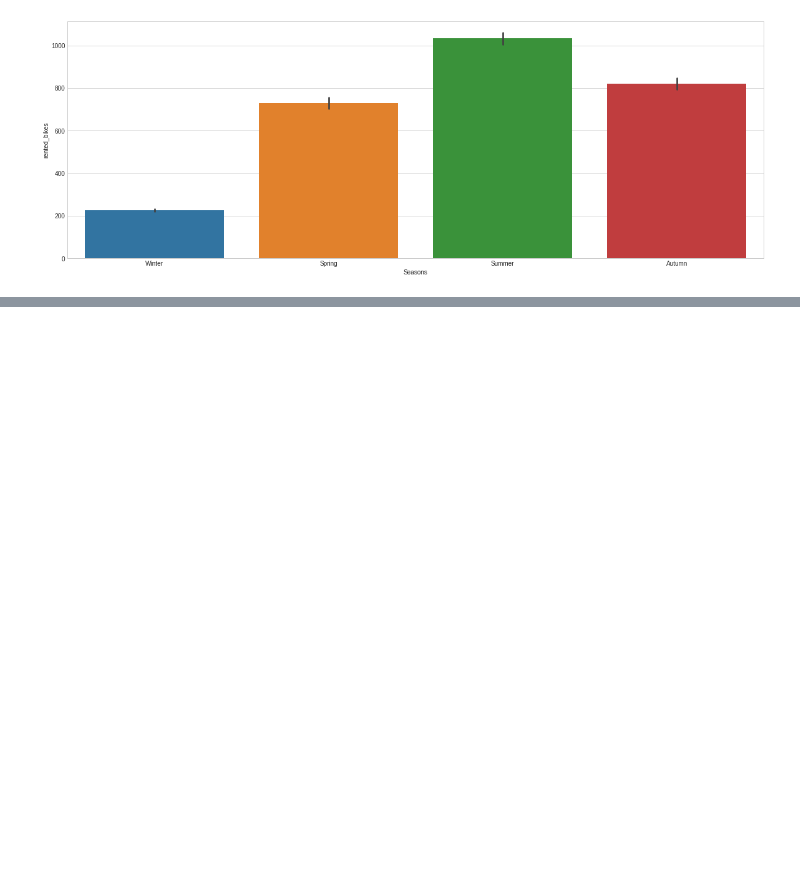
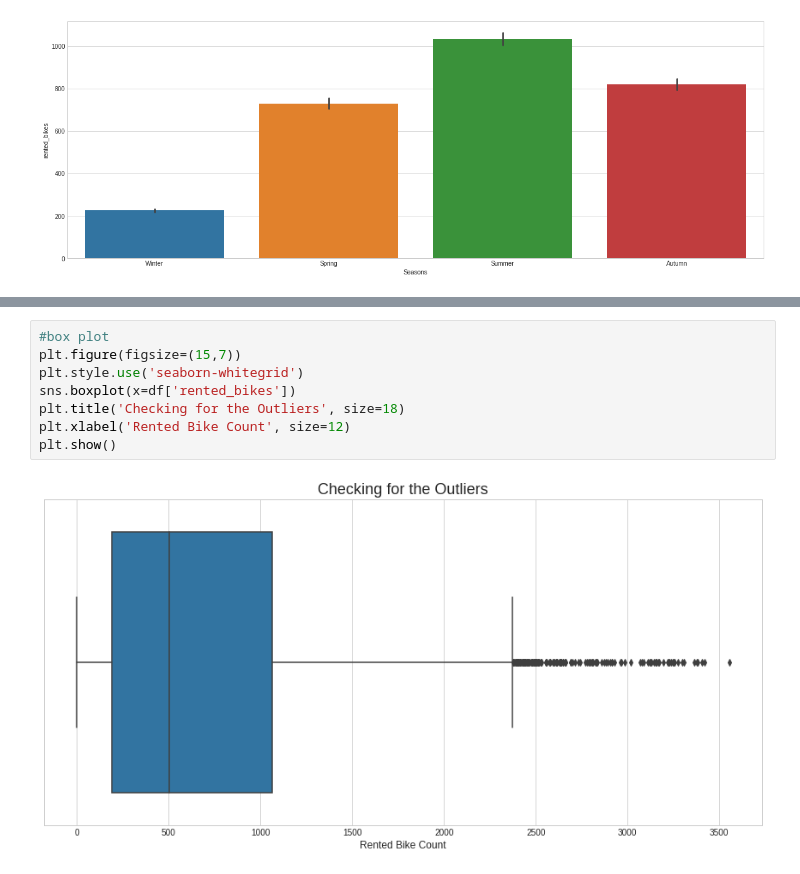
Before and after one commit to nishigandha2/Bike-Sharing-Demand-Prediction, a Jupyter notebook: Copy_of_Bike_Sharing_Demand_Prediction_ML_Regression_Capstone_Project.ipynb, the cells around one changed output, grey strips where cells are left out. Cells and saved outputs as stored; diff of their text form; blank space fills up the shorter version.

```diff
--- a/Copy_of_Bike_Sharing_Demand_Prediction_ML_Regression_Capstone_Project.ipynb
+++ b/Copy_of_Bike_Sharing_Demand_Prediction_ML_Regression_Capstone_Project.ipynb
@@ -390,0 +398,10 @@ for col in temp_list:
+# %%
+#box plot
+plt.figure(figsize=(15,7))
+plt.style.use('seaborn-whitegrid')
+sns.boxplot(x=df['rented_bikes'])
+plt.title('Checking for the Outliers', size=18)
+plt.xlabel('Rented Bike Count', size=12)
+plt.show()
+# %% [output]
+[figure, added]
```
Also changed, not shown: parts of 10 cells of this notebook.
